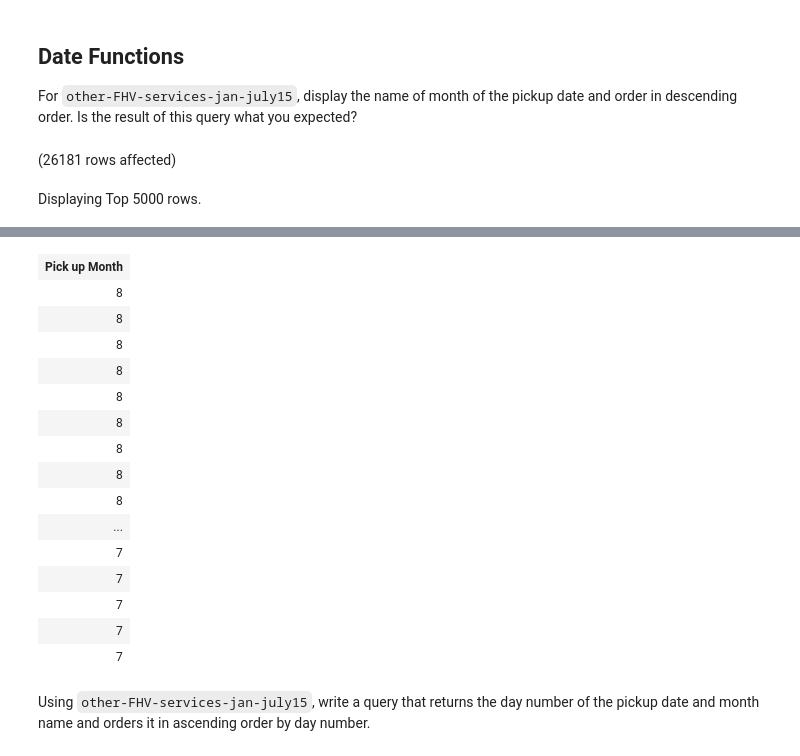
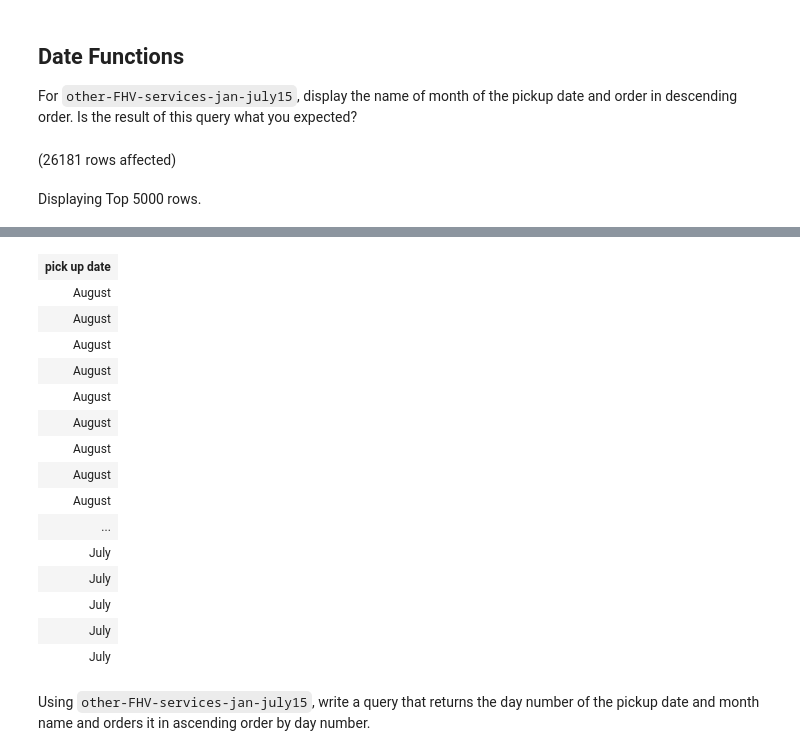
Before and after one commit to odelmas-sci/sql-part2-exercises, a Jupyter notebook: sql-part2.ipynb, the cells around one changed output, grey strips where cells are left out. Drawn from its saved outputs; the diff is of its cells as text; code cells hidden in the pictures.

```diff
--- a/sql-part2.ipynb
+++ b/sql-part2.ipynb
@@ -56,7 +58,7 @@ Total execution time: 00:00:00.362
 
 For ``other-FHV-services-jan-july15``, display the name of month of the pickup date and order in descending order. Is the result of this query what you expected?
 # %%
-SELECT MONTH(Pick_Up_Date) AS 'Pick up Month'
+SELECT DATENAME(month, Pick_Up_Date) AS 'pick up date'
 FROM RideShareDB.dbo.other_FHV_services_jan_aug_2015
 ORDER BY Pick_Up_Date DESC;
 # %% [output]
@@ -66,19 +68,19 @@ Total execution time: 00:00:00.351
-| Pick up Month |
-| 8 |
-| 8 |
-| 8 |
-| 8 |
-| 8 |
-| 8 |
-| 8 |
-| 8 |
-| 8 |
+| pick up date |
+| August |
+| August |
+| August |
+| August |
+| August |
+| August |
+| August |
+| August |
+| August |
 | ... |
-| 7 |
-| 7 |
-| 7 |
-| 7 |
-| 7 |
+| July |
+| July |
+| July |
+| July |
+| July |
 # %% [markdown]
 Using `other-FHV-services-jan-july15`, write a query that returns the day number of the pickup date and month name and orders it in ascending order by day number.
 # %%
```
Also changed, not shown: parts of 6 cells of this notebook.
